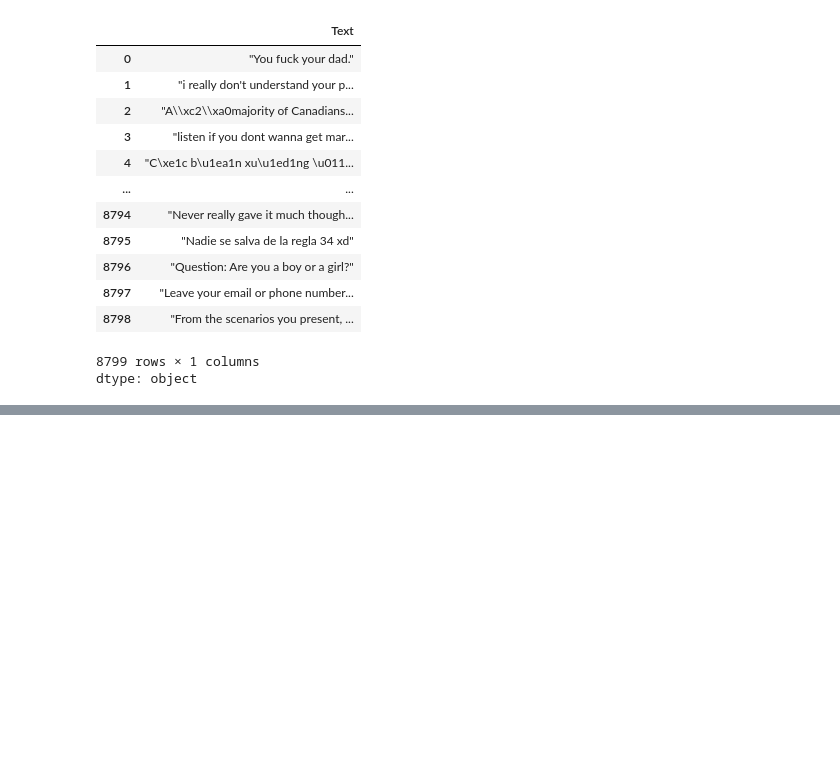
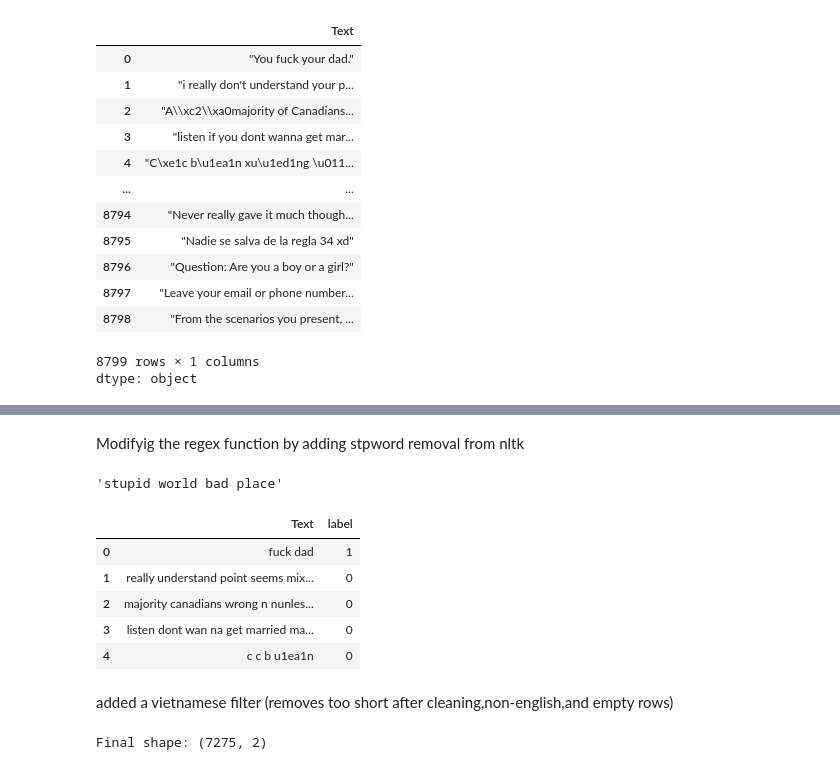
Before and after one commit to jenous11/CRUD-application-in-php, a Jupyter notebook: workingwithkaggle_parsed_dataset.ipynb, the cells around one changed output, grey strips where cells are left out. Cells and saved outputs as stored; diff of their text form; code cells hidden in the pictures; blank space fills up the shorter version.

Commit message:
did some regex, added nltk stopword removal and removed non-empty rows from the dataset.

```diff
--- a/workingwithkaggle_parsed_dataset.ipynb
+++ b/workingwithkaggle_parsed_dataset.ipynb
@@ -188,0 +213,56 @@ kaggle_clean.head()
+# %% [markdown]
+Modifyig the regex function by adding stpword removal from nltk
+# %%
+
+def clean_text(data):
+  if data is None:
+        return ""
+
+  result0 = re.sub(r'x[a-z0-9\s]+[\d]+'," ",data)
+  # checking
+  result = re.sub(r'https?[\S]+', " ", result0)
+  partiallycleaned_result=result
+  partiallycleaned_result
+  #checking
+  fully_cleaned_result=re.sub(r' @[a-zA-Z0-9]+'," ",partiallycleaned_result)
+  fully_cleaned_result
+  #remove special characters
+  fully_cleaned_result = re.sub(r'\W+'," ",fully_cleaned_result)
+  cleaned_data = fully_cleaned_result.strip().lower()
+  # return cleaned_data
+  # print(f"No stopword removal : {cleaned_data}")
+
+  #getting set of english stopwords for efficient look up
+  stop_words = set(stopwords.words('english'))
+  word_tokens = [word for word in word_tokenize(cleaned_data)]
+  filtered_sentence = [word for word in word_tokens if word not in stop_words]
+  filtered_text = " ".join(filtered_sentence)
+
+  #returnes filtered data with no stopwords
+  # print(f"After stopword removal : {filtered_text}")
+  return filtered_text
+  #passing data to the function
+
+# data="@ShreyaBafna3 You are SO stupid!! Check http://somelink.com \xc2\xa0"
+data="you are so stupid and the world is a bad place"
+clean_text(data)
+# %% [output]
+'stupid world bad place'
+# %%
+kaggle_clean['Text']=kaggle_clean['Text'].apply(clean_text)
+# %%
+kaggle_clean.head()
+# %% [output]
+|  | Text | label |
+| 0 | fuck dad | 1 |
+| 1 | really understand point seems mix... | 0 |
+| 2 | majority canadians wrong n nunles... | 0 |
+| 3 | listen dont wan na get married ma... | 0 |
+| 4 | c c b u1ea1n | 0 |
+# %% [markdown]
+added a vietnamese filter (removes too short after cleaning,non-english,and empty rows)
+# %%
+kaggle_clean = kaggle_clean[kaggle_clean['Text'].str.split().str.len() > 3]
+print("Final shape:", kaggle_clean.shape)
+# %% [output]
+Final shape: (7275, 2)
```
Also changed, not shown: parts of 7 cells of this notebook.
